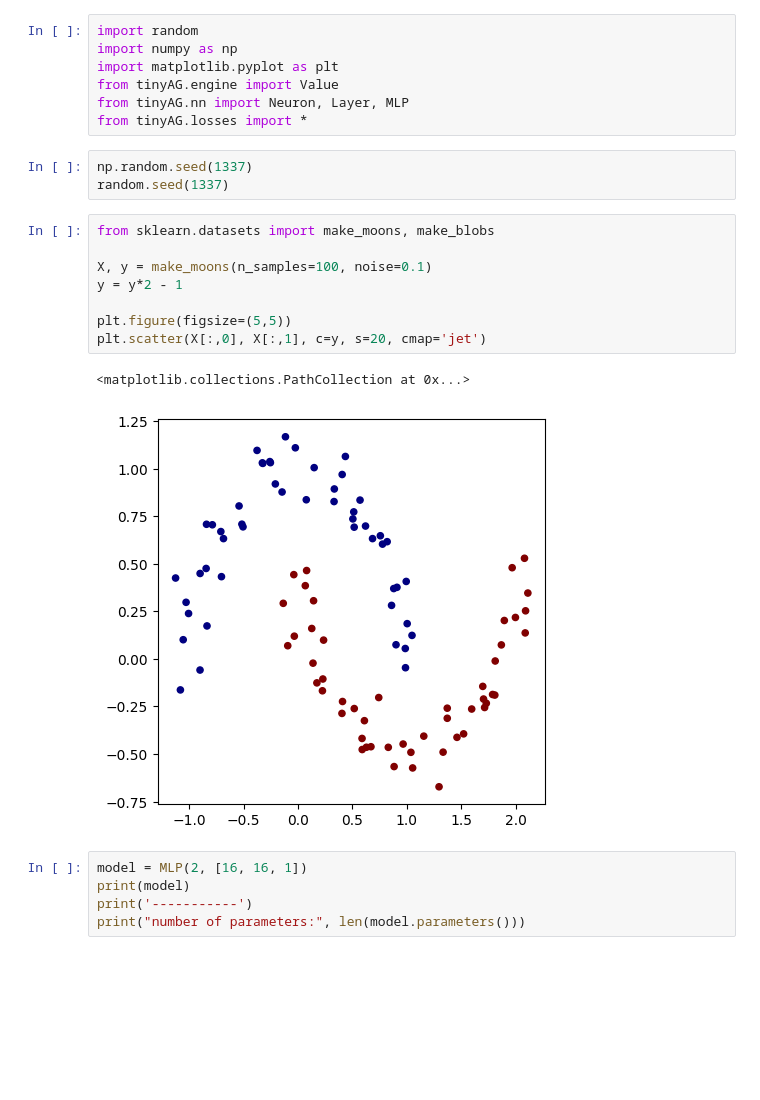
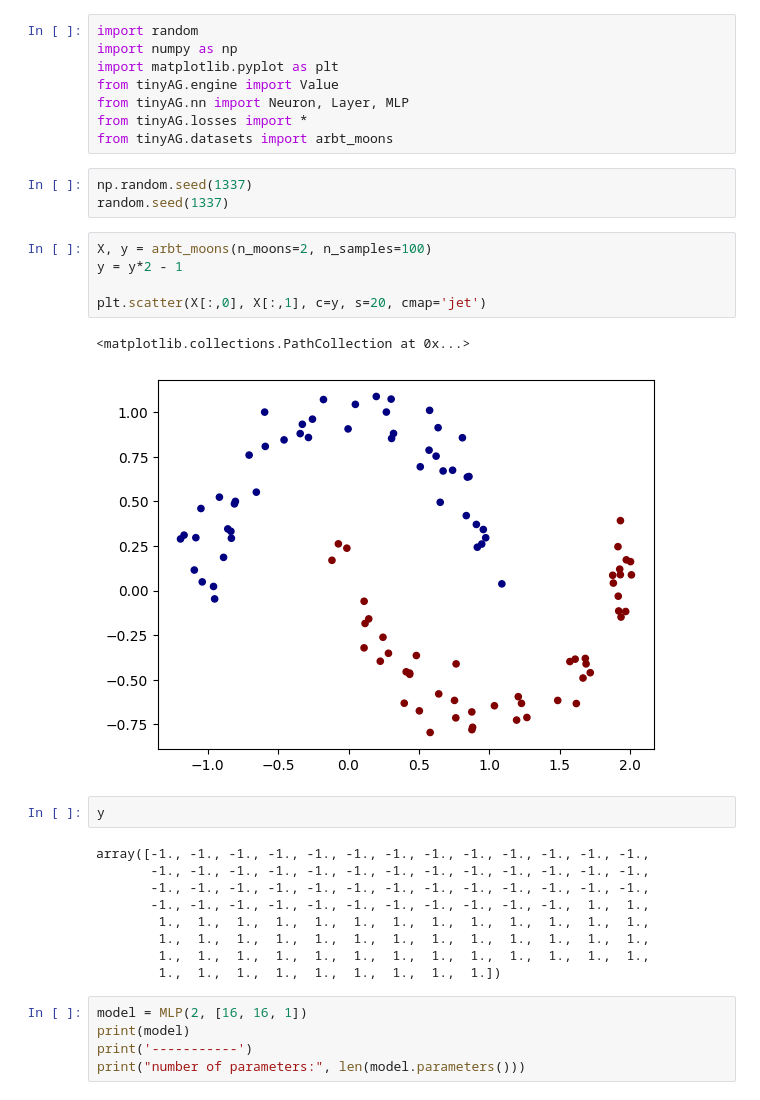
Before and after one commit to halimarefat/tinyAG, a Jupyter notebook: demo2.ipynb, the cells around one changed output. Cells and saved outputs as stored; diff of their text form; blank space fills up the shorter version.

```diff
--- a/demo2.ipynb
+++ b/demo2.ipynb
@@ -5,20 +5,29 @@ import matplotlib.pyplot as plt
 from tinyAG.engine import Value
 from tinyAG.nn import Neuron, Layer, MLP
 from tinyAG.losses import *
+from tinyAG.datasets import arbt_moons
 # %%
 np.random.seed(1337)
 random.seed(1337)
 # %%
-from sklearn.datasets import make_moons, make_blobs
-
-X, y = make_moons(n_samples=100, noise=0.1)
+X, y = arbt_moons(n_moons=2, n_samples=100)
 y = y*2 - 1
 
-plt.figure(figsize=(5,5))
 plt.scatter(X[:,0], X[:,1], c=y, s=20, cmap='jet')
 # %% [output]
 <matplotlib.collections.PathCollection at 0x...>
-[figure, old version]
+[figure, new version]
+# %%
+y
+# %% [output]
+array([-1., -1., -1., -1., -1., -1., -1., -1., -1., -1., -1., -1., -1.,
+       -1., -1., -1., -1., -1., -1., -1., -1., -1., -1., -1., -1., -1.,
+       -1., -1., -1., -1., -1., -1., -1., -1., -1., -1., -1., -1., -1.,
+       -1., -1., -1., -1., -1., -1., -1., -1., -1., -1., -1.,  1.,  1.,
+        1.,  1.,  1.,  1.,  1.,  1.,  1.,  1.,  1.,  1.,  1.,  1.,  1.,
+        1.,  1.,  1.,  1.,  1.,  1.,  1.,  1.,  1.,  1.,  1.,  1.,  1.,
+        1.,  1.,  1.,  1.,  1.,  1.,  1.,  1.,  1.,  1.,  1.,  1.,  1.,
+        1.,  1.,  1.,  1.,  1.,  1.,  1.,  1.,  1.])
 # %%
 model = MLP(2, [16, 16, 1])
 print(model)
```
Also changed, not shown: parts of 3 cells of this notebook, 2 other files.
